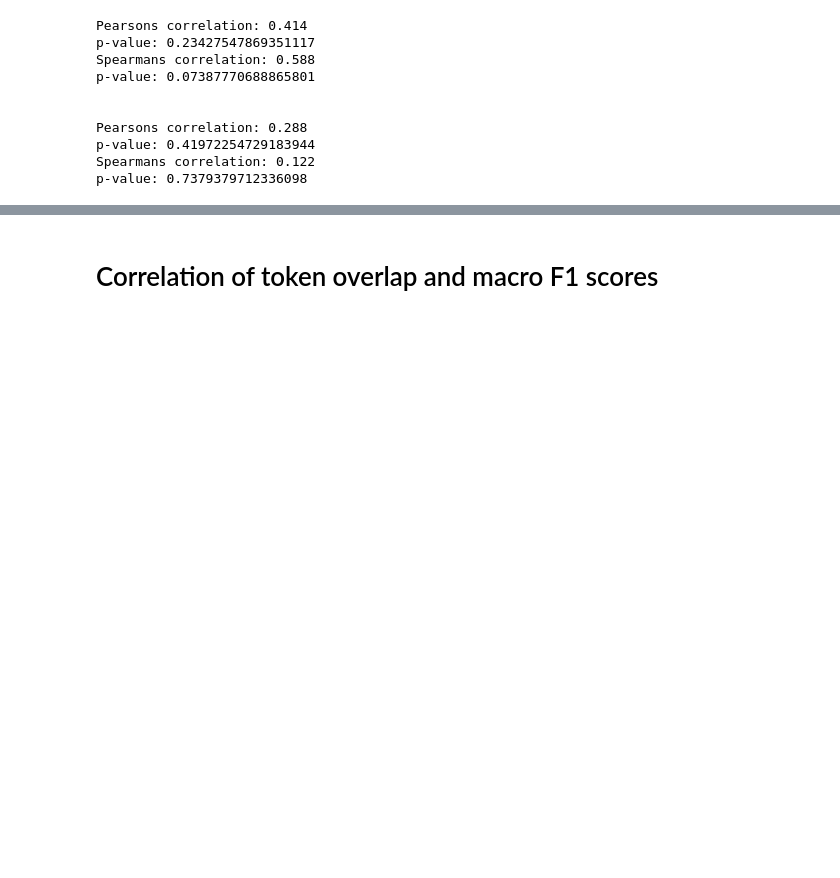
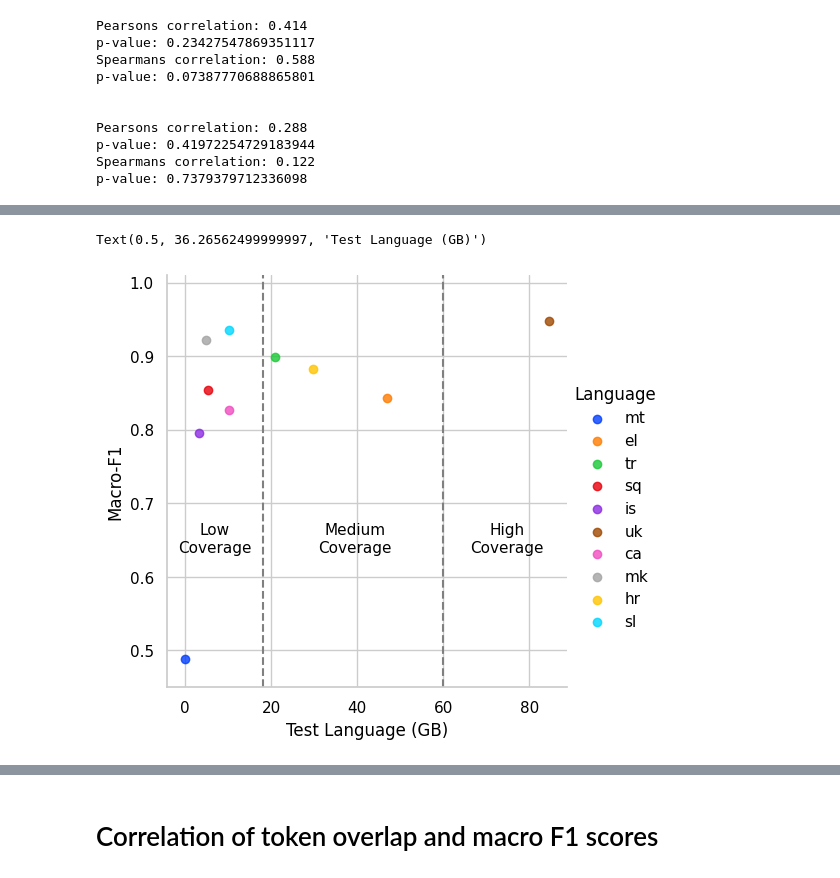
Before and after one commit to TajaKuzman/Crosslingual-Genre-Bias-Analysis, a Jupyter notebook: calculate_corelation_coefficient.ipynb, the cells around one changed output, grey strips where cells are left out. Saved outputs shown, nothing was run; the diff lists cells and outputs as text; code cells hidden in the pictures; blank space fills up the shorter version.

```diff
--- a/calculate_corelation_coefficient.ipynb
+++ b/calculate_corelation_coefficient.ipynb
@@ -313,3 +335,9 @@ Pearsons correlation: 0.288
 p-value: 0.41972254729183944
 Spearmans correlation: 0.122
 p-value: 0.7379379712336098
+# %%
+# Create a df
+
+pretraining_df = pd.DataFrame({"lang": list(main_dict.keys()), "macro_F1": macro_F1, "sizes_GB": sizes_mb_list, "sizes_wth_related": sizes_mb_related_list})
+
+pretraining_df
@@ -315,0 +356,21 @@ p-value: 0.7379379712336098
+# %%
+fig = sns.lmplot(x="sizes_GB", y="macro_F1", data=pretraining_df, ci=None, hue="lang", legend=False, palette=sns.color_palette("bright"), height=5)
+fig.set(ylim=(0.45, 1.01))
+fig.add_legend(title='Language')
+
+# Add a horizontal lines
+plt.axvline(x=60, color='grey', linestyle='--')
+plt.axvline(x=18, color='grey', linestyle='--')
+
+# Add text annotations
+plt.text(x=0.85, y=0.36, s="High\nCoverage", ha='center', va='center', fontsize=11, transform=plt.gca().transAxes)
+plt.text(x=0.47, y=0.36, s="Medium\nCoverage", ha='center', va='center', fontsize=11, transform=plt.gca().transAxes)
+plt.text(x=0.12, y=0.36, s="Low\nCoverage", ha='center', va='center', fontsize=11, transform=plt.gca().transAxes)
+
+# Customize the legend title
+#fig.add_legend(title='Language')
+fig.ax.set_ylabel("Macro-F1")
+fig.ax.set_xlabel("Test Language (GB)")
+# %% [output]
+Text(0.5, 36.26562499999997, 'Test Language (GB)')
+[figure, added]
```
Also changed, not shown: parts of 31 cells of this notebook, 16 other files.
